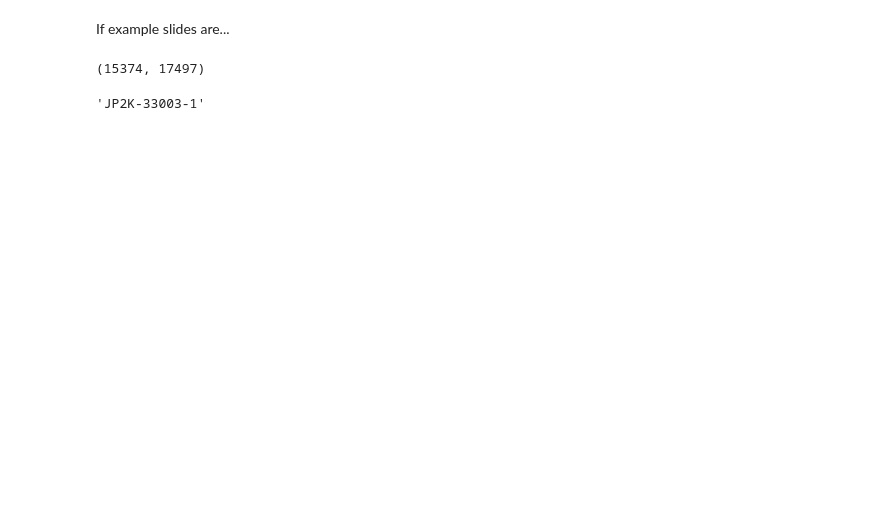
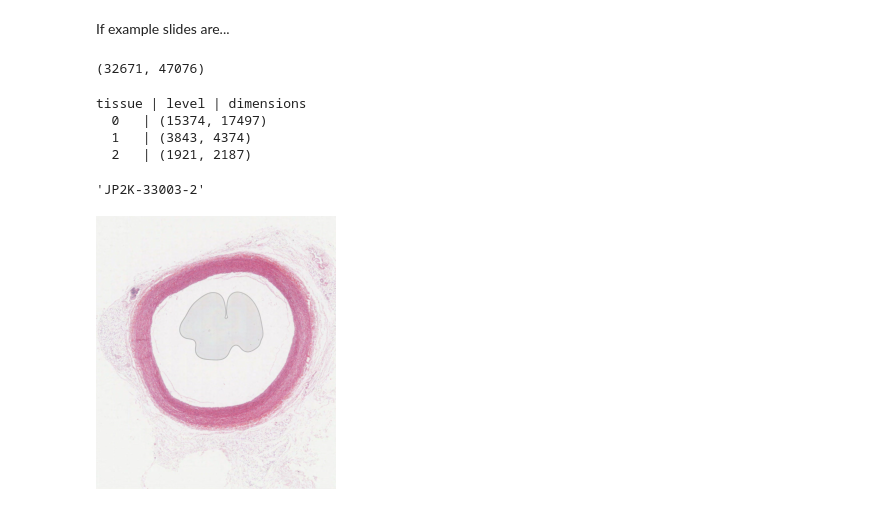
Before and after one commit to histolab/histolab, a Jupyter notebook: Untitled.ipynb, the cells around one changed output. Saved outputs shown, nothing was run; the diff lists cells and outputs as text; code cells hidden in the pictures; blank space fills up the shorter version.

```diff
--- a/Untitled.ipynb
+++ b/Untitled.ipynb
@@ -6,15 +8,39 @@ If example slides are...
 # %%
 aorta_svs, aorta_path = aorta_tissue()
 breast_svs, breast_path = breast_tissue()
+heart_svs, heart_path = heart_tissue()
 # %%
 processed_path = "processed/"
 # %%
 aorta_slide = Slide(aorta_path, processed_path)
+breast_slide = Slide(breast_path, processed_path)
+heart_slide = Slide(heart_path, processed_path)
-# %%
-aorta_slide.dimensions
-# %% [output]
-(15374, 17497)
+# %%
+aorta_slide.dimensions # dimensions at level 0
+breast_slide.dimensions
+heart_slide.dimensions
+# %% [output]
+(32671, 47076)
+# %%
+print("tissue | level | dimensions")
+print('  0   |', aorta_slide.level_dimensions(level=0))
+print('  1   |', aorta_slide.level_dimensions(level=1))
+print('  2   |', aorta_slide.level_dimensions(level=2))
+# %% [output]
+tissue | level | dimensions
+  0   | (15374, 17497)
+  1   | (3843, 4374)
+  2   | (1921, 2187)
 # %%
 aorta_slide.name
+breast_slide.name
+heart_slide.name
 # %% [output]
-'JP2K-33003-1'
+'JP2K-33003-2'
+# %%
+aorta_resampled = aorta_slide.resampled_array(scale_factor=64)
+breast_resampled = breast_slide.resampled_array()
+heart_resampled = heart_slide.resampled_array(scale_factor=128)
+Image.fromarray(aorta_resampled)
+# %% [output]
+[figure, added]
```
Also changed, not shown: parts of 8 cells of this notebook, 2 other files.
